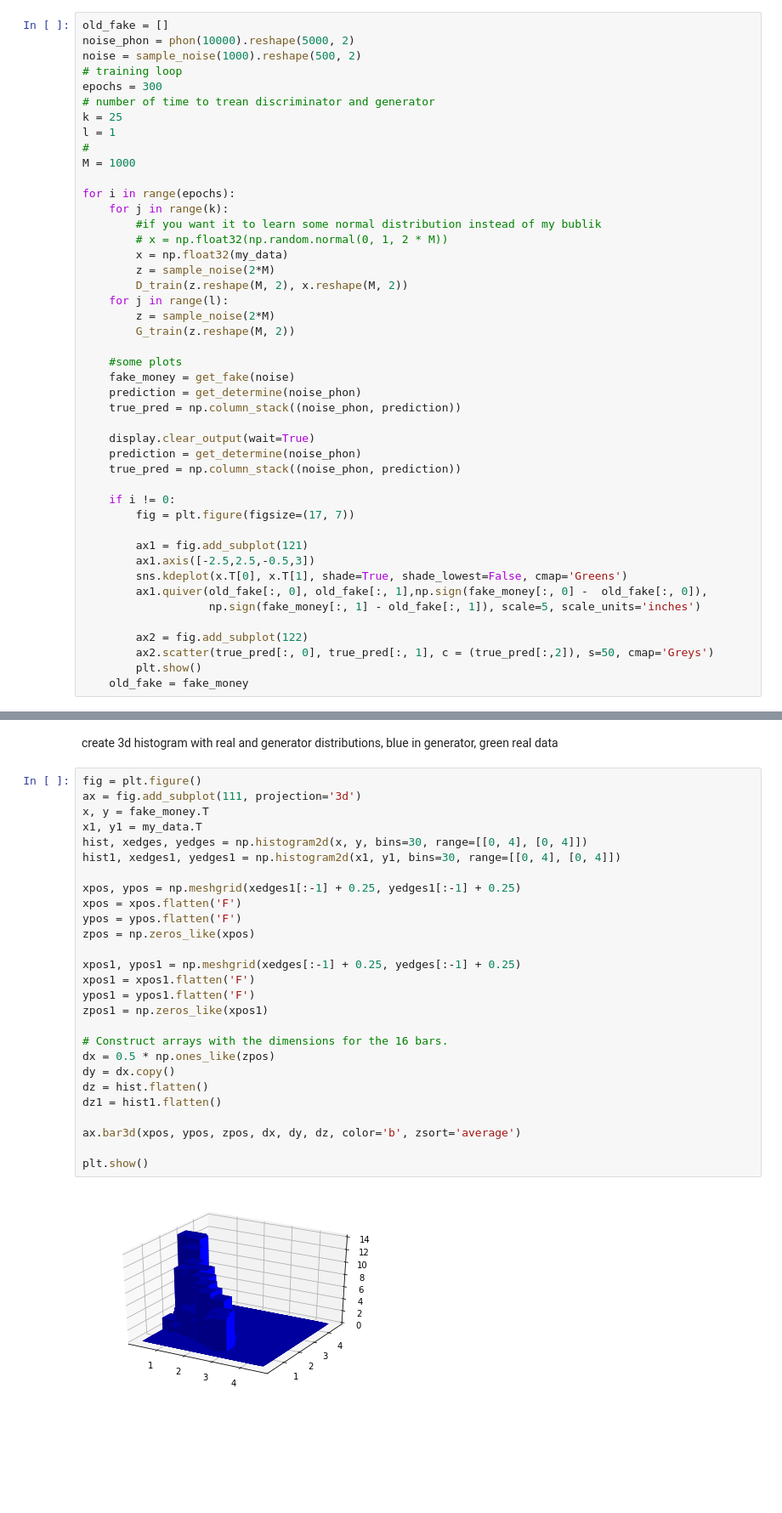
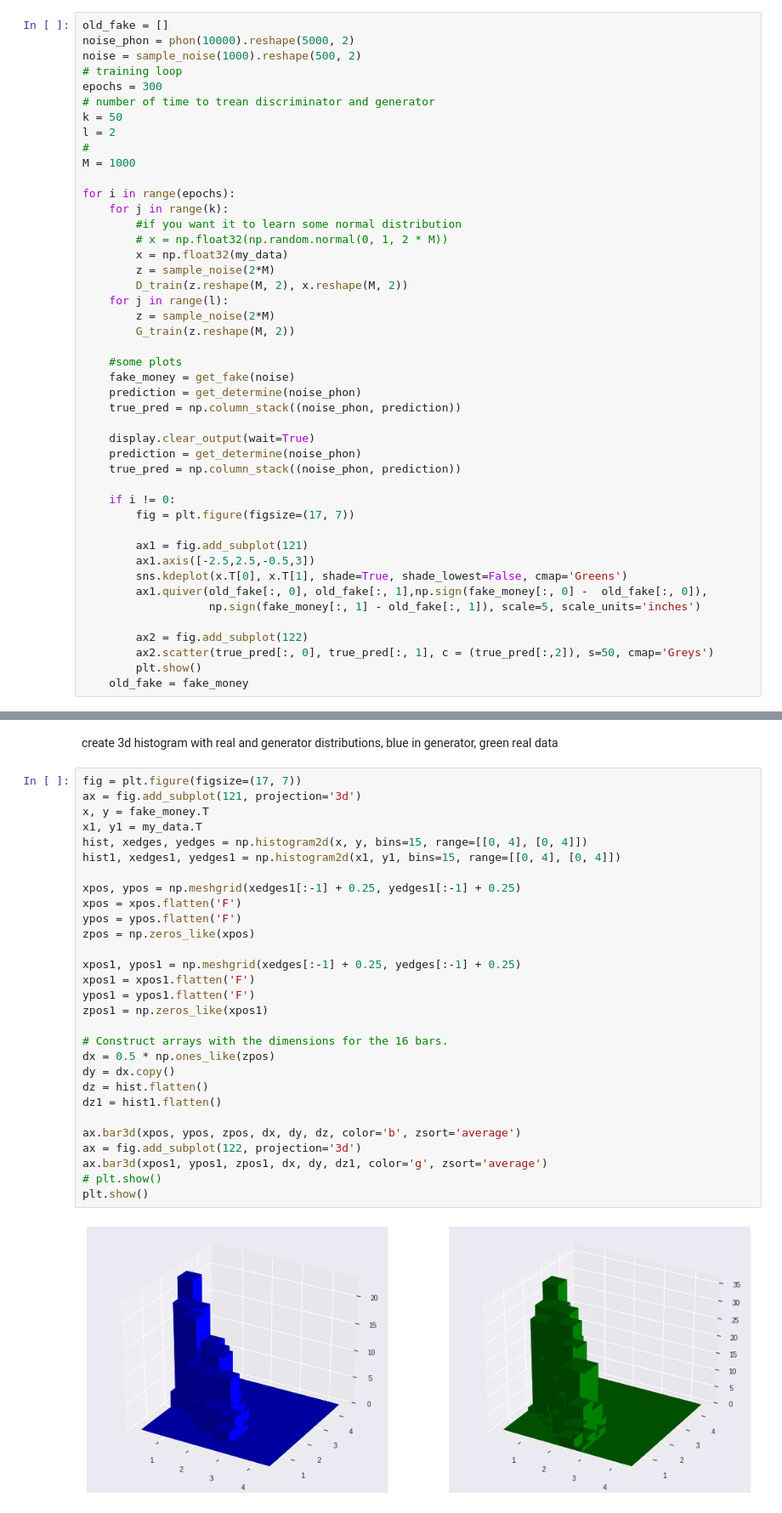
Before and after one commit to Rosehair/ml_team_dav, a Jupyter notebook: project/vardges/GAN.ipynb, the cells around one changed output, grey strips where cells are left out. Shown at 85% size. Drawn from its saved outputs; the diff is of its cells as text; blank space fills up the shorter version.

Commit message:
better plots

```diff
--- a/project/vardges/GAN.ipynb
+++ b/project/vardges/GAN.ipynb
@@ -97,14 +97,14 @@ noise = sample_noise(1000).reshape(500, 2)
 # training loop
 epochs = 300
 # number of time to trean discriminator and generator
-k = 25
-l = 1
+k = 50
+l = 2
 #
 M = 1000
 
 for i in range(epochs):
     for j in range(k):
-        #if you want it to learn some normal distribution instead of my bublik
+        #if you want it to learn some normal distribution
         # x = np.float32(np.random.normal(0, 1, 2 * M))
         x = np.float32(my_data)
         z = sample_noise(2*M)
@@ -144,31 +144,33 @@ lets see that generator output in the end is very similar to my original half bu
 # %% [markdown]
 create 3d histogram with real and generator distributions, blue in generator, green real data
 # %%
-fig = plt.figure()
-ax = fig.add_subplot(111, projection='3d')
+fig = plt.figure(figsize=(17, 7))
+ax = fig.add_subplot(121, projection='3d')
 x, y = fake_money.T
 x1, y1 = my_data.T
-hist, xedges, yedges = np.histogram2d(x, y, bins=30, range=[[0, 4], [0, 4]])
-hist1, xedges1, yedges1 = np.histogram2d(x1, y1, bins=30, range=[[0, 4], [0, 4]])
+hist, xedges, yedges = np.histogram2d(x, y, bins=15, range=[[0, 4], [0, 4]])
+hist1, xedges1, yedges1 = np.histogram2d(x1, y1, bins=15, range=[[0, 4], [0, 4]])
 
 xpos, ypos = np.meshgrid(xedges1[:-1] + 0.25, yedges1[:-1] + 0.25)
 xpos = xpos.flatten('F')
 ypos = ypos.flatten('F')
 zpos = np.zeros_like(xpos)
 
 xpos1, ypos1 = np.meshgrid(xedges[:-1] + 0.25, yedges[:-1] + 0.25)
 xpos1 = xpos1.flatten('F')
 ypos1 = ypos1.flatten('F')
 zpos1 = np.zeros_like(xpos1)
 
 # Construct arrays with the dimensions for the 16 bars.
 dx = 0.5 * np.ones_like(zpos)
 dy = dx.copy()
 dz = hist.flatten()
 dz1 = hist1.flatten()
 
 ax.bar3d(xpos, ypos, zpos, dx, dy, dz, color='b', zsort='average')
-
+ax = fig.add_subplot(122, projection='3d')
+ax.bar3d(xpos1, ypos1, zpos1, dx, dy, dz1, color='g', zsort='average')
+# plt.show()
 plt.show()
 # %% [output]
-[figure, old version]
+[figure, new version]
```
Also changed, not shown: parts of 6 cells of this notebook.
